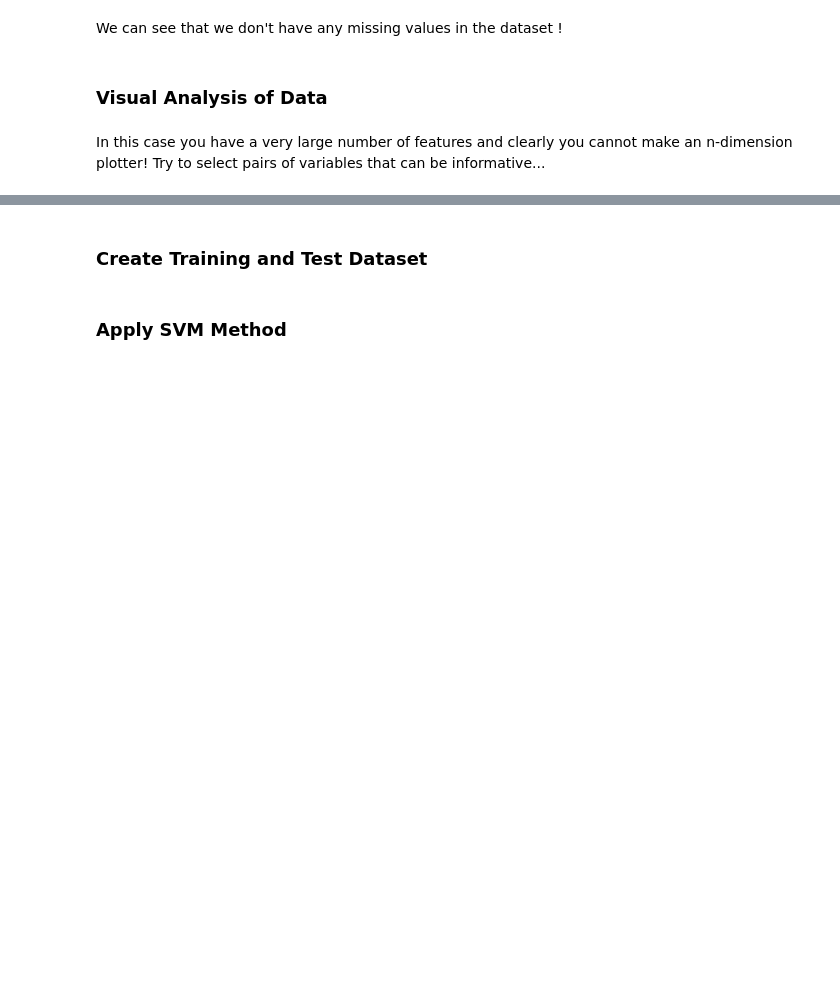
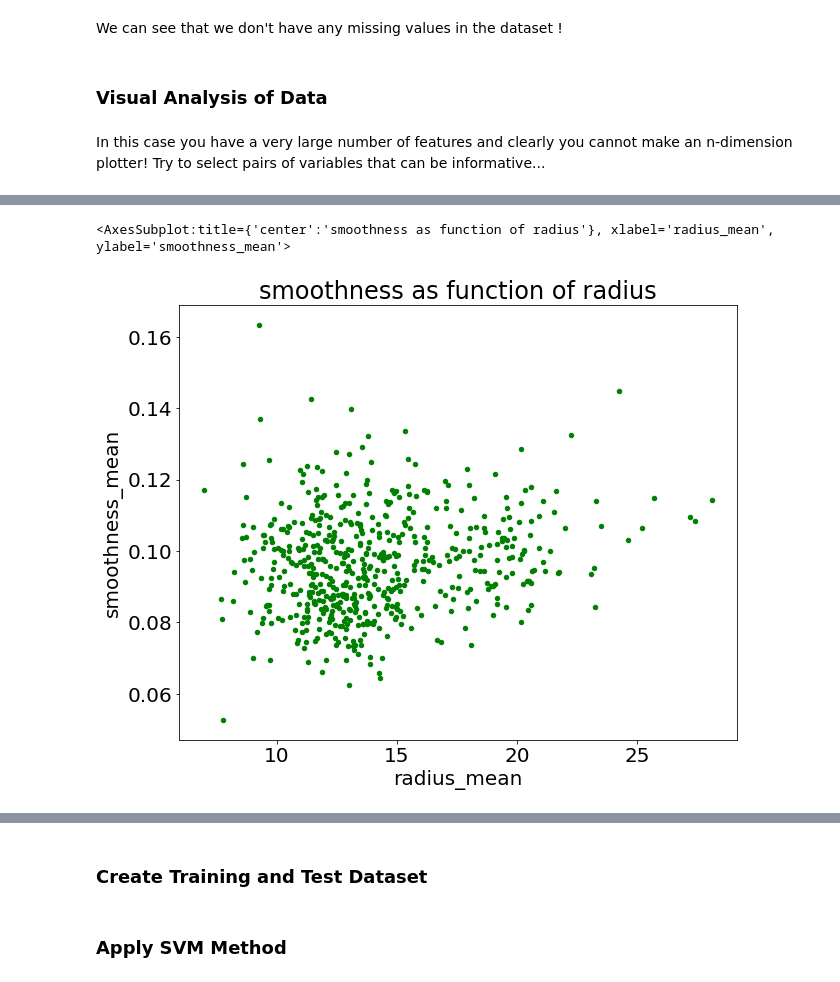
Before and after one commit to lcsrodriguez/intro-ml-assignment, a Jupyter notebook: assignment.ipynb, the cells around one changed output, grey strips where cells are left out. Drawn from its saved outputs; the diff is of its cells as text; code cells hidden in the pictures; blank space fills up the shorter version.

Commit message:
Parts added : plotting + train/test

```diff
--- a/assignment.ipynb
+++ b/assignment.ipynb
@@ -451,0 +464,12 @@ In this case you have a very large number of features and clearly you cannot mak
+# %%
+import matplotlib.pyplot as plt
+plt.rcParams.update({'font.size': 20, 'figure.figsize': (10, 8)}) # set font and plot size to be larger
+
+df.plot(kind="scatter",
+       x="radius_mean",
+       y="smoothness_mean",
+       title="smoothness as function of radius",
+       color="green")
+# %% [output]
+<AxesSubplot:title={'center':'smoothness as function of radius'}, xlabel='radius_mean', ylabel='smoothness_mean'>
+[figure, added]
```
Also changed, not shown: parts of 7 cells of this notebook.
